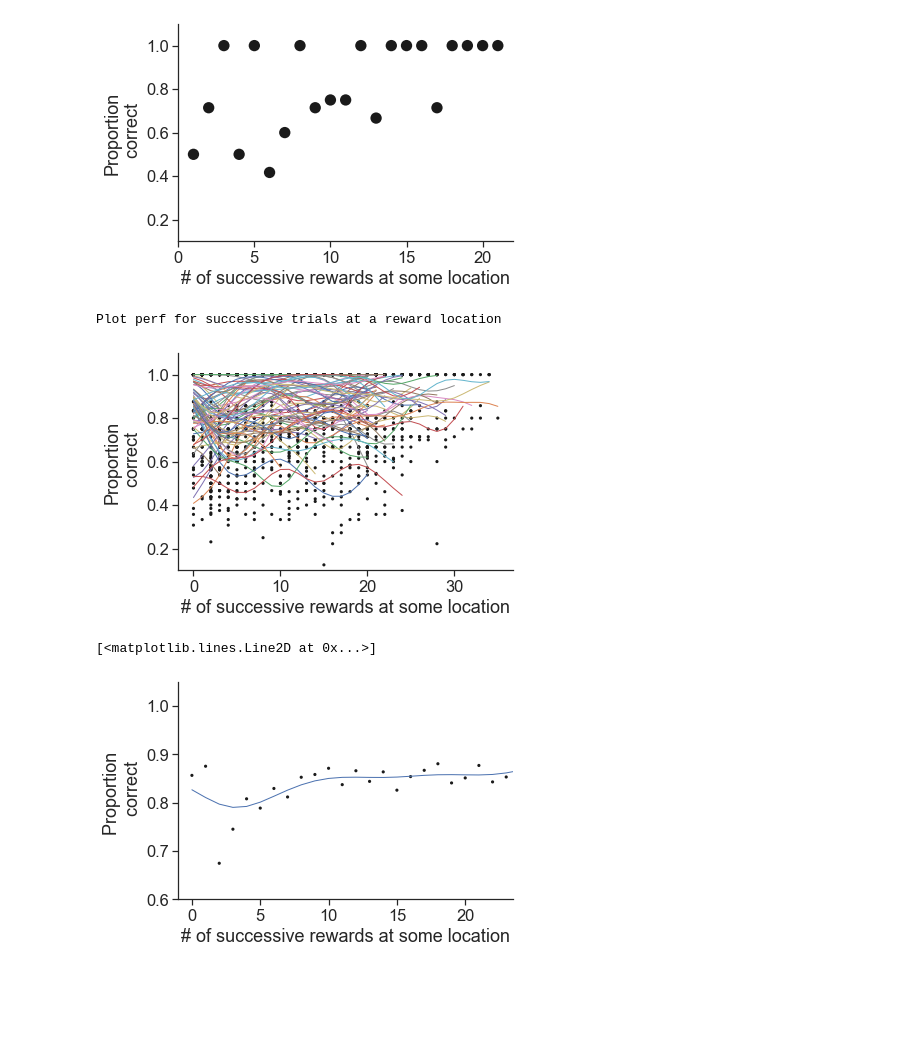
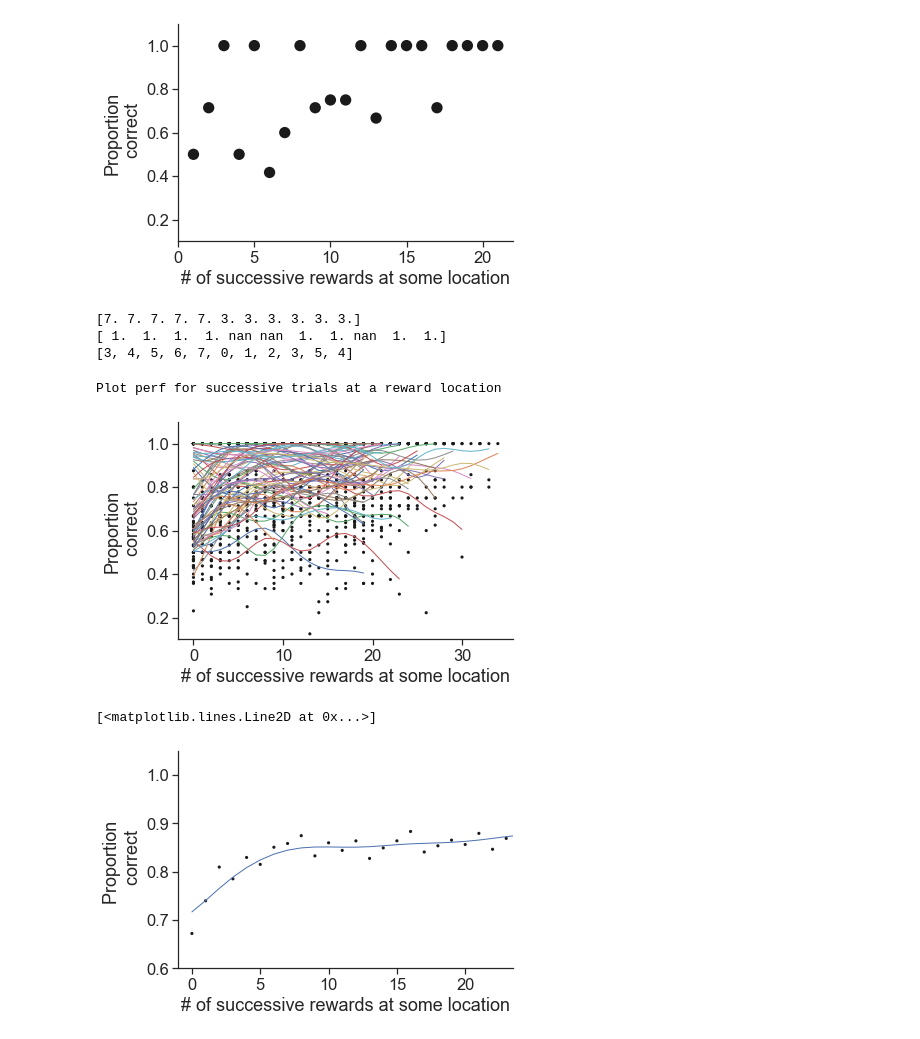
Before and after one commit to yves-weissenberger/line_loop, a Jupyter notebook: project_notebooks/line_loop/navi/analyse_line_loop_NAVI_dev_funcs.ipynb, the cells around one changed output. Saved outputs shown, nothing was run; the diff lists cells and outputs as text; code cells hidden in the pictures; blank space fills up the shorter version.

```diff
--- a/project_notebooks/line_loop/navi/analyse_line_loop_NAVI_dev_funcs.ipynb
+++ b/project_notebooks/line_loop/navi/analyse_line_loop_NAVI_dev_funcs.ipynb
@@ -118,16 +118,3 @@ def get_poke_to_state_map(lines):
             tmp.append([i,j])
     poke_to_state_map = [i[1] for i in sorted(tmp)]
     return poke_to_state_map
-# %%
-rew_ind = np.where(rew_list)[0]
-trial_perf = [] #Arr w perf on each trial scored as above
-low1 = -1
-low2 = 0
-
-for rew_change_ind in rew_change_end:
-        for trial_ind in np.where((rew_ind>low1) & (rew_ind<=rew_change_ind))[0]:
-            upp = int(rew_ind[trial_ind])
-            y = np.nanmean(score_list[low2:upp])
-            low2 = int(rew_ind[trial_ind])
-            trial_perf.append(y)
-        low1 = rew_change_ind
@@ -374,6 +313,3 @@ for i in new_DF['trial_perf']:
 0.8650571839776386
 [figure]
 ... (10 outputs left out)
-# %%
-for index in DF.index:
-    print(np.nanmean((DF.score_list)[index]))
@@ -441,30 +365,40 @@ seaborn.despine()
 # %% [output]
 Plot perf in first set of rewards
 [figure]
+# %%
+x = 762
+
+print(rew_state[x-4:x+7])
+print(score_list[x-4:x+7])
+print(state_seq[x-4:x+7])
+# %% [output]
+[7. 7. 7. 7. 7. 3. 3. 3. 3. 3. 3.]
+[ 1.  1.  1.  1. nan nan  1.  1. nan  1.  1.]
+[3, 4, 5, 6, 7, 0, 1, 2, 3, 5, 4]
 # %%
 from scipy.ndimage import gaussian_filter1d
 print("Plot perf for successive trials at a reward location")
-low = 0
+low = 1
 y_dat = pd.DataFrame()
 
 for index in DF.index:
     y_DAT = []
     for i in np.arange(len(DF.trial_rew_change_end[index])):
-        upp = int(DF.trial_rew_change_end[index][i]-1)
+        upp = int(DF.trial_rew_change_end[index][i])
         x = np.arange(upp-low)
         y = DF.trial_perf[index][low:upp]
-        low = upp
+        low = upp + 1
         y_DAT.append(y)
         plt.scatter(x, y,color='k',s=10,edgecolors='none')
         plt.xlabel("# of successive rewards at some location")
         plt.ylabel("Proportion\n correct")
         plt.ylim(0.1,1.1)
         seaborn.despine()
         plt.plot(gaussian_filter1d(y,2.25,mode='nearest'),linewidth=1)
     y_dat = y_dat.append(y_DAT)
 # %% [output]
 Plot perf for successive trials at a reward location
-[figure, old version]
+[figure, new version]
 # %%
 y = np.nanmean(y_dat, 0)
 x = np.arange(len(y))
@@ -477,7 +411,7 @@ seaborn.despine()
 plt.plot(gaussian_filter1d(y,2.25,mode='nearest'),linewidth=1)
 # %% [output]
 [<matplotlib.lines.Line2D at 0x...>]
-[figure, old version]
+[figure, new version]
 # %%
 print("Plot perf for each section of reward location")
 low = 0
```
Also changed, not shown: parts of 11 cells of this notebook.
